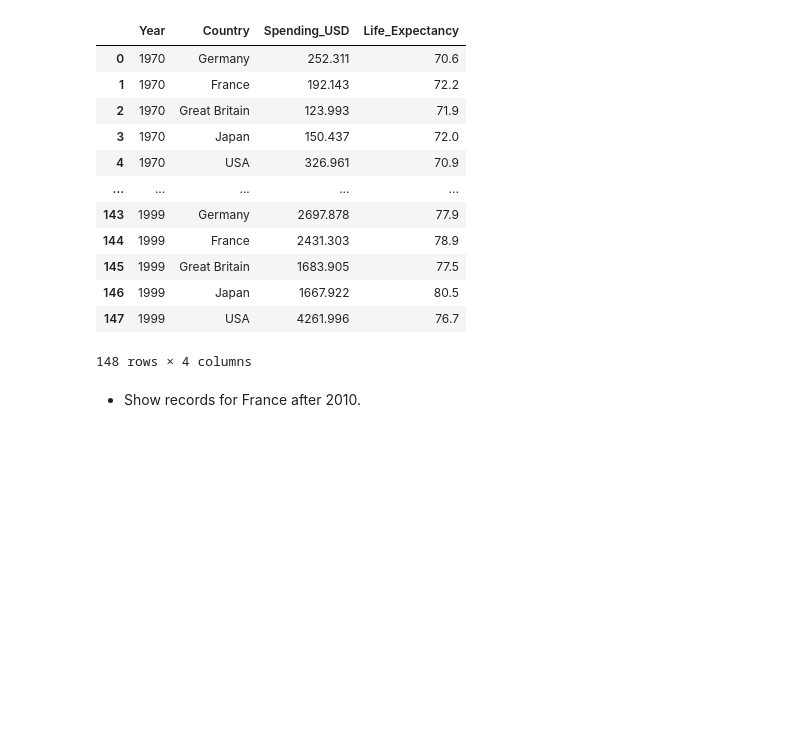
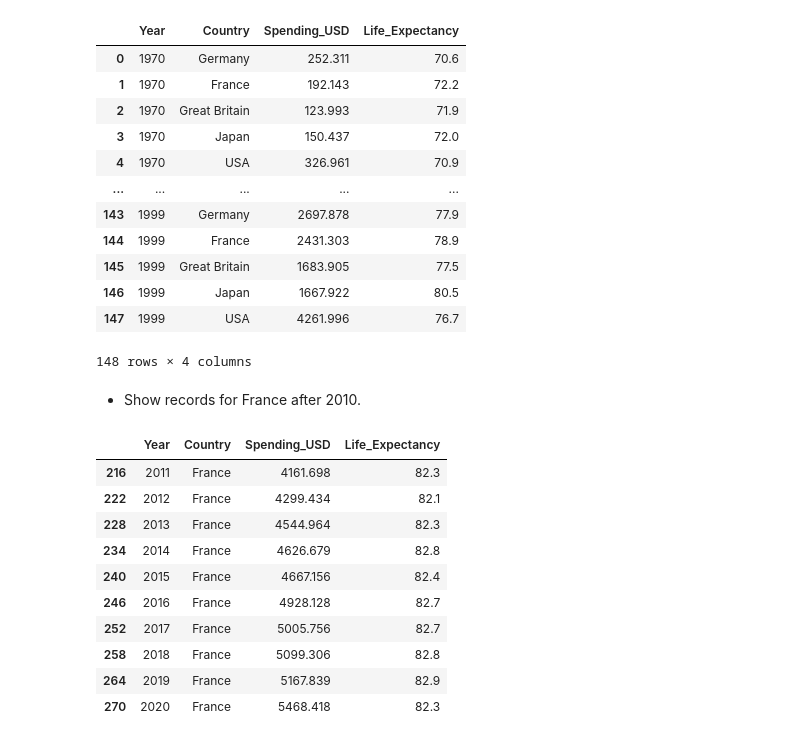
Before and after one commit to geershatisaxena/Healthtip-Data-Analysis, a Jupyter notebook: pandas.ipynb, the cells around one changed output. Cells and saved outputs as stored; diff of their text form; code cells hidden in the pictures; blank space fills up the shorter version.

```diff
--- a/pandas.ipynb
+++ b/pandas.ipynb
@@ -409,3 +409,17 @@ df[df["Year"]<2000]
 148 rows × 4 columns
 # %% [markdown]
 - Show records for France after 2010.
+# %%
+df[(df["Country"]=="France") & (df["Year"]>2010)]
+# %% [output]
+|  | Year | Country | Spending_USD | Life_Expectancy |
+| 216 | 2011 | France | 4161.698 | 82.3 |
+| 222 | 2012 | France | 4299.434 | 82.1 |
+| 228 | 2013 | France | 4544.964 | 82.3 |
+| 234 | 2014 | France | 4626.679 | 82.8 |
+| 240 | 2015 | France | 4667.156 | 82.4 |
+| 246 | 2016 | France | 4928.128 | 82.7 |
+| 252 | 2017 | France | 5005.756 | 82.7 |
+| 258 | 2018 | France | 5099.306 | 82.8 |
+| 264 | 2019 | France | 5167.839 | 82.9 |
+| 270 | 2020 | France | 5468.418 | 82.3 |
```
